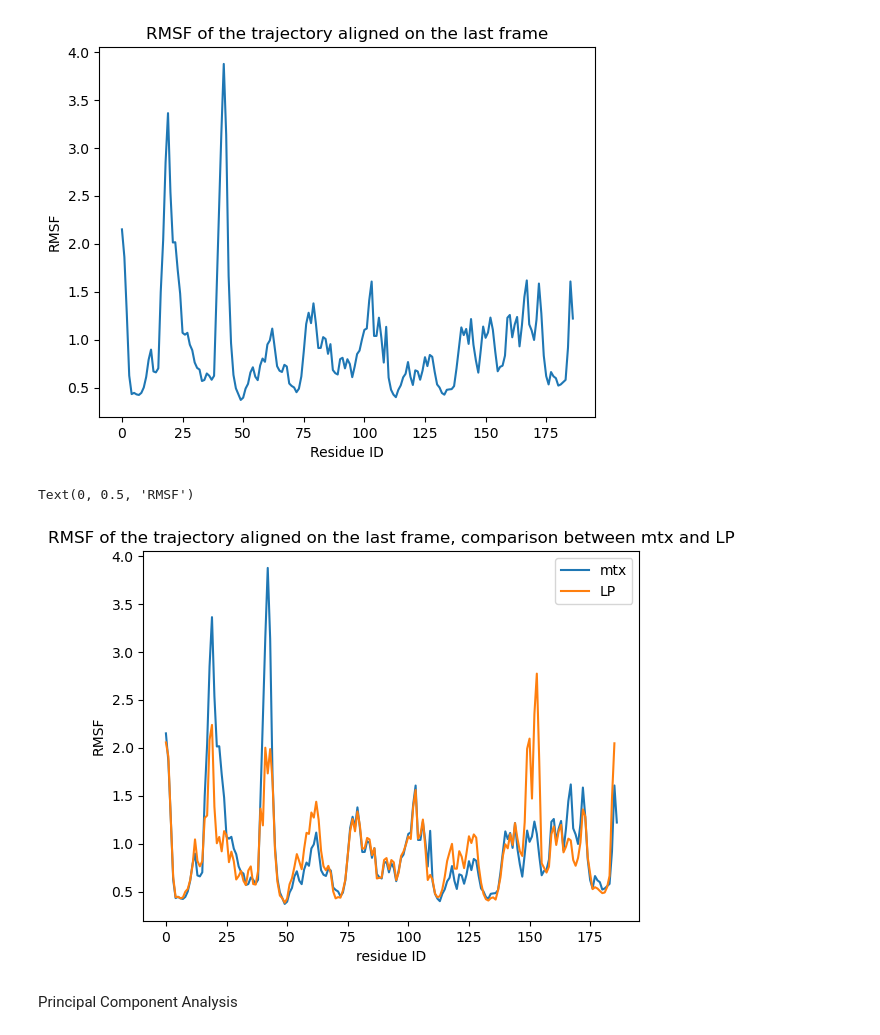
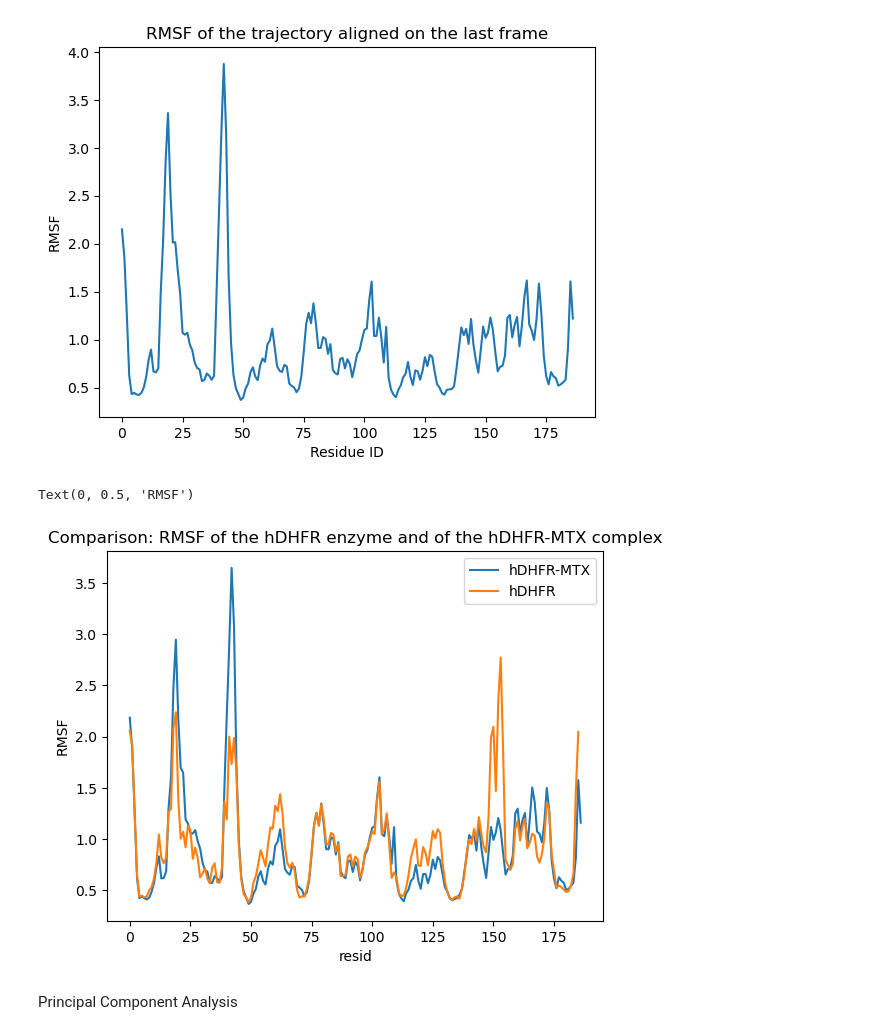
Before and after one commit to gac-uni/cbp_final2, a Jupyter notebook: notebooks/mtx/MD_Analysis_Pipeline_1.0.ipynb, the cells around one changed output. Drawn from its saved outputs; the diff is of its cells as text; code cells hidden in the pictures.

```diff
--- a/notebooks/mtx/MD_Analysis_Pipeline_1.0.ipynb
+++ b/notebooks/mtx/MD_Analysis_Pipeline_1.0.ipynb
@@ -115,17 +115,23 @@ Text(0, 0.5, 'RMSF')
 # %%
 # comparison with lone protein
 LP_path = "/home/giacomo/comp_bio/cbp_final/data/03_analyzed/rmsf.csv"
+equil_file = "/home/giacomo/comp_bio/cbp_final/data_3eig/02_processed/02_npt/traj_from100ns.xtc"
 LP_rmsf = pd.read_csv(LP_path)
 
-plt.title('RMSF of the trajectory aligned on the last frame, comparison between mtx and LP')
-plt.plot(RF.results.rmsf, label = "mtx")
-plt.plot(LP_rmsf["rmsf"], label = "LP")
+equil_traj = mda.Universe(config_file, equil_file)
+RFE =  RMSF(equil_traj.select_atoms(sel)).run()
+
+
+
+plt.title('Comparison: RMSF of the hDHFR enzyme and of the hDHFR-MTX complex')
+plt.plot(RFE.results.rmsf, label = "hDHFR-MTX")
+plt.plot(LP_rmsf["rmsf"], label = "hDHFR")
 plt.legend()
-plt.xlabel('residue ID')
+plt.xlabel('resid')
 plt.ylabel('RMSF')
 # %% [output]
 Text(0, 0.5, 'RMSF')
-[figure, old version]
+[figure, new version]
 # %% [markdown]
 Principal Component Analysis
 # %%
```
Also changed, not shown: 11 other files.
